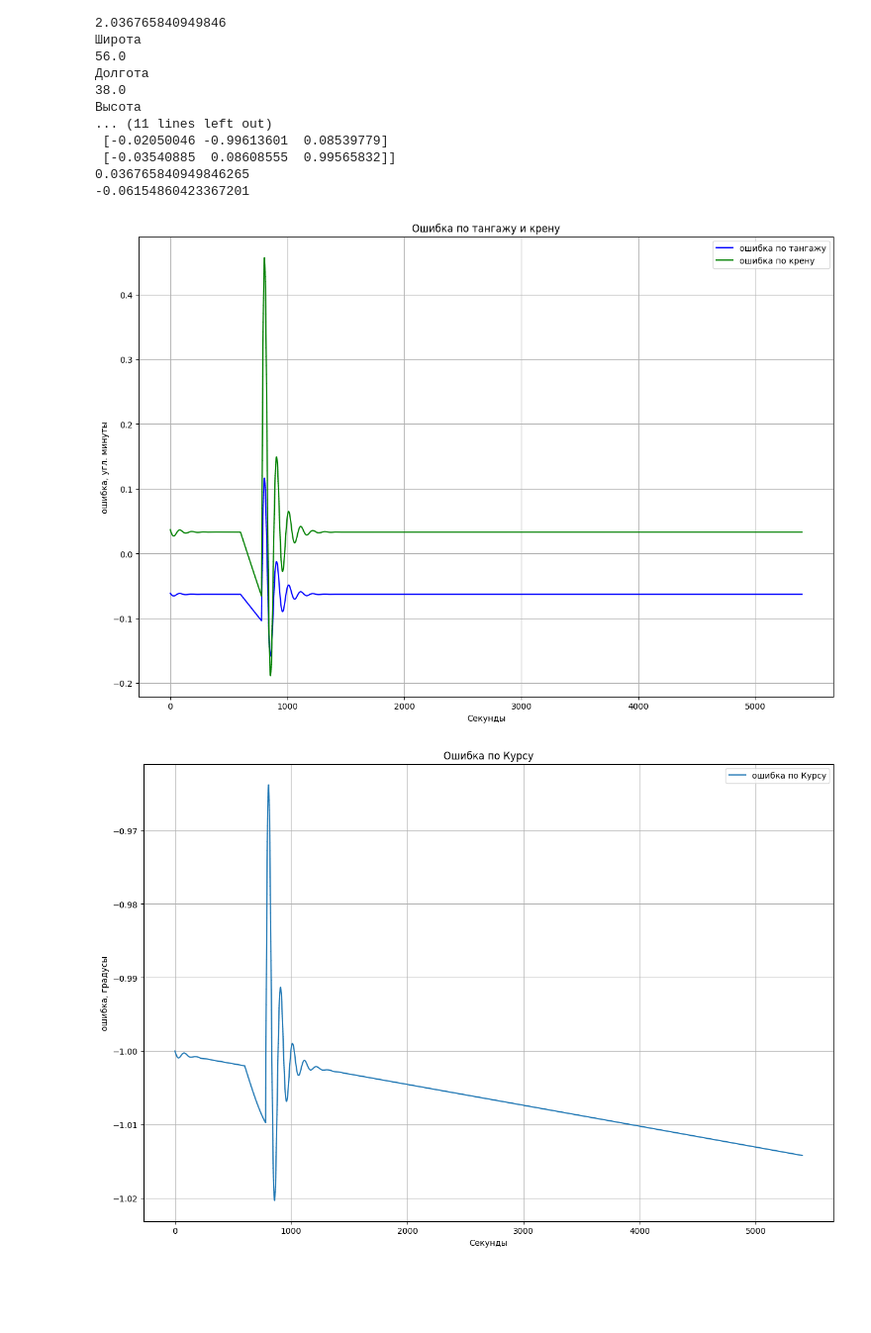
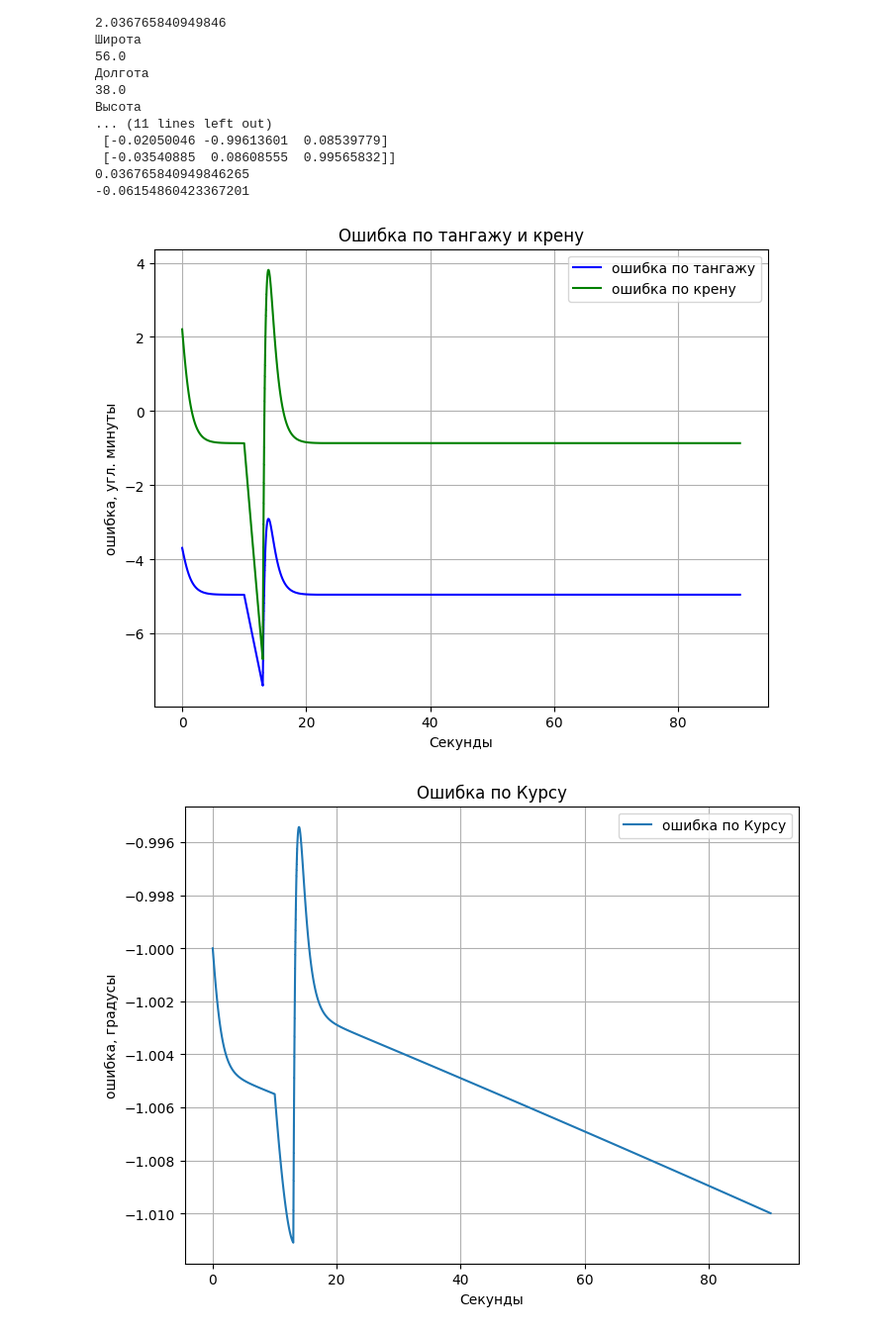
Before and after one commit to AlexeyLelikov/Nav_py, a Jupyter notebook: notebooks/Рис_ИНС_ДЗ_2.ipynb, the cells around one changed output. Shown: that part at 99% size. Cells and saved outputs as stored; diff of their text form; code cells hidden in the pictures; blank space fills up the shorter version.

```diff
--- a/notebooks/Рис_ИНС_ДЗ_2.ipynb
+++ b/notebooks/Рис_ИНС_ДЗ_2.ipynb
@@ -335,8 +335,8 @@ K2 = 2500.0
 n_start = 10 * 60 * 100
 n_stop = 10 * 60 * 100 + 3 * 60 * 100
 # %%
-T = 60 * 90 # c
-N = 100 * T
+T = 90 # c
+N = 100 * 60 * T
 t = np.linspace(0,T,N)
 # %%
 queue_Lat = np.zeros(N)
@@ -393,8 +393,8 @@ out_heading = out_heading * (180.0 / np.pi)
 # %%
 plt.figure(1)
 fig = plt.gcf()
-fig.set_size_inches(15, 10)
-plt.plot(t,out_pitch ,'b',t,out_roll ,'g')
+fig.set_size_inches(8, 6)
+plt.plot(t,out_pitch * 60 ,'b',t,out_roll * 60 ,'g')
 plt.title("Ошибка по тангажу и крену")
 plt.xlabel('Cекунды')
 plt.ylabel('ошибка, угл. минуты')
@@ -405,7 +405,7 @@ plt.show()
 
 plt.figure(2)
 fig = plt.gcf()
-fig.set_size_inches(15, 10)
+fig.set_size_inches(8, 6)
 plt.plot(t,out_heading)
 plt.title("Ошибка по Курсу")
 plt.xlabel('Cекунды')
@@ -414,34 +414,34 @@ plt.grid(True)
 plt.legend(['ошибка по Курсу'], loc = 1)
 plt.savefig('img2/курс.png')
 plt.show()
 
 plt.figure(3)
 fig = plt.gcf()
-fig.set_size_inches(15, 10)
+fig.set_size_inches(8, 6)
 plt.plot(t,out_W_N,'b',t,out_W_E,'g')
 plt.title("Ошибка по северной скорости W_N и восточной W_E")
 plt.xlabel('Cекунды')
 plt.ylabel('ошибка, м/c')
 plt.grid(True)
 plt.legend(['ошибка по скорости W_N','ошибка по скорости W_E'], loc = 5)
 plt.savefig('img2/скорости.png')
 plt.show()
 
 R = 6356.863 # км
 queue_x = (out_Lat * ((np.pi / 180) * R)) - (out_Lat[0] * ((np.pi / 180) * R))
 queue_y = (out_Lon * (np.pi / 180) * (R * np.cos(Lat))) - (out_Lon[0] * np.pi / 180 * (R * np.cos(Lat)))
 
 plt.figure(4)
 fig = plt.gcf()
-fig.set_size_inches(15, 10)
+fig.set_size_inches(8, 6)
 plt.plot(t,queue_x,'b',t,queue_y,'g')
 plt.title("Ошибка по широте и долготе (км)")
 plt.xlabel('Cекунды')
 plt.ylabel('ошибка, км')
 plt.grid(True)
 plt.legend(['Широта (км)','Долгота (км)'], loc = 2)
 plt.savefig('img2/координаты.png')
 plt.show()
 # %% [output]
-[figure, old version]
+[figure, new version]
-[figure, old version]
+[figure, new version]
```
Also changed, not shown: parts of 17 cells of this notebook, 20 other files.
